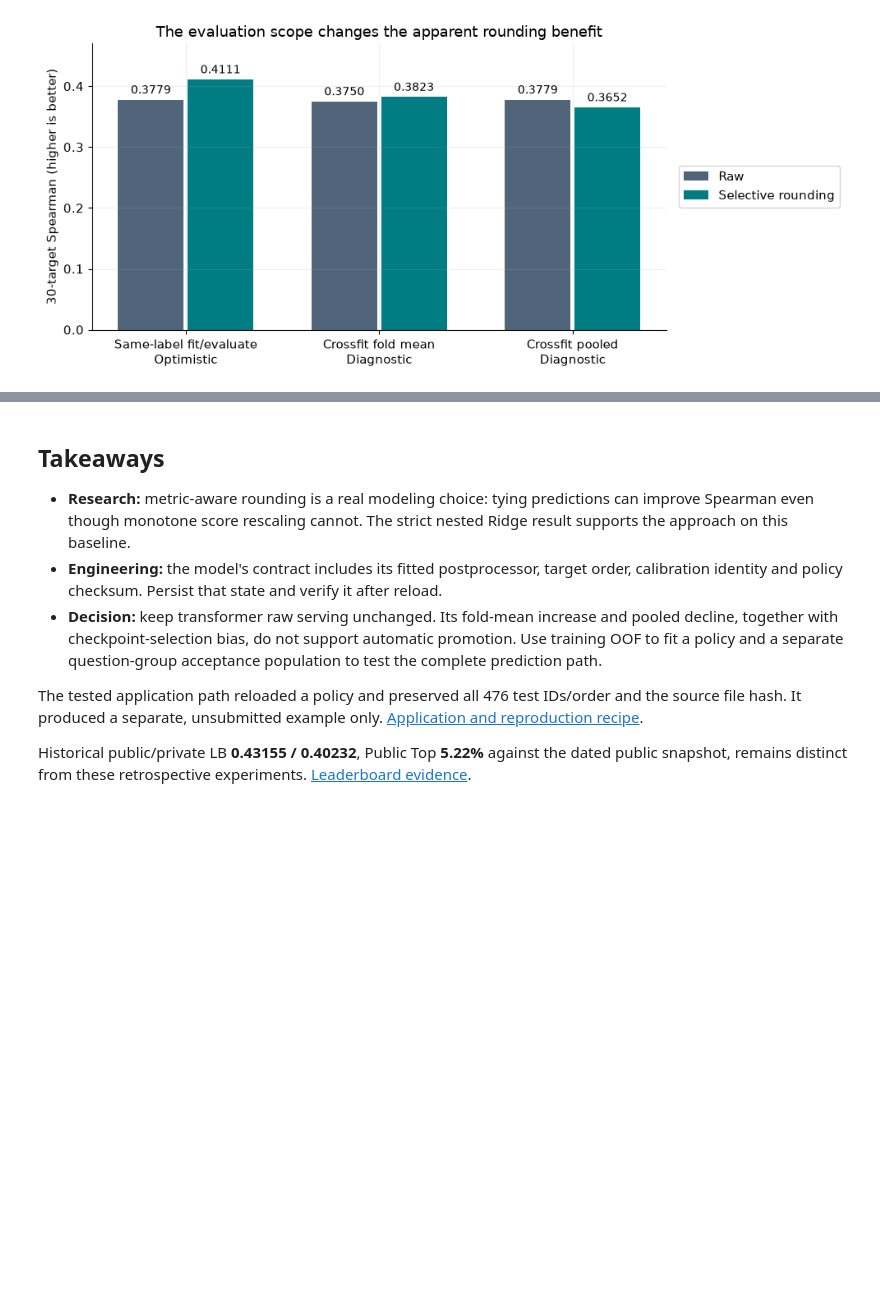
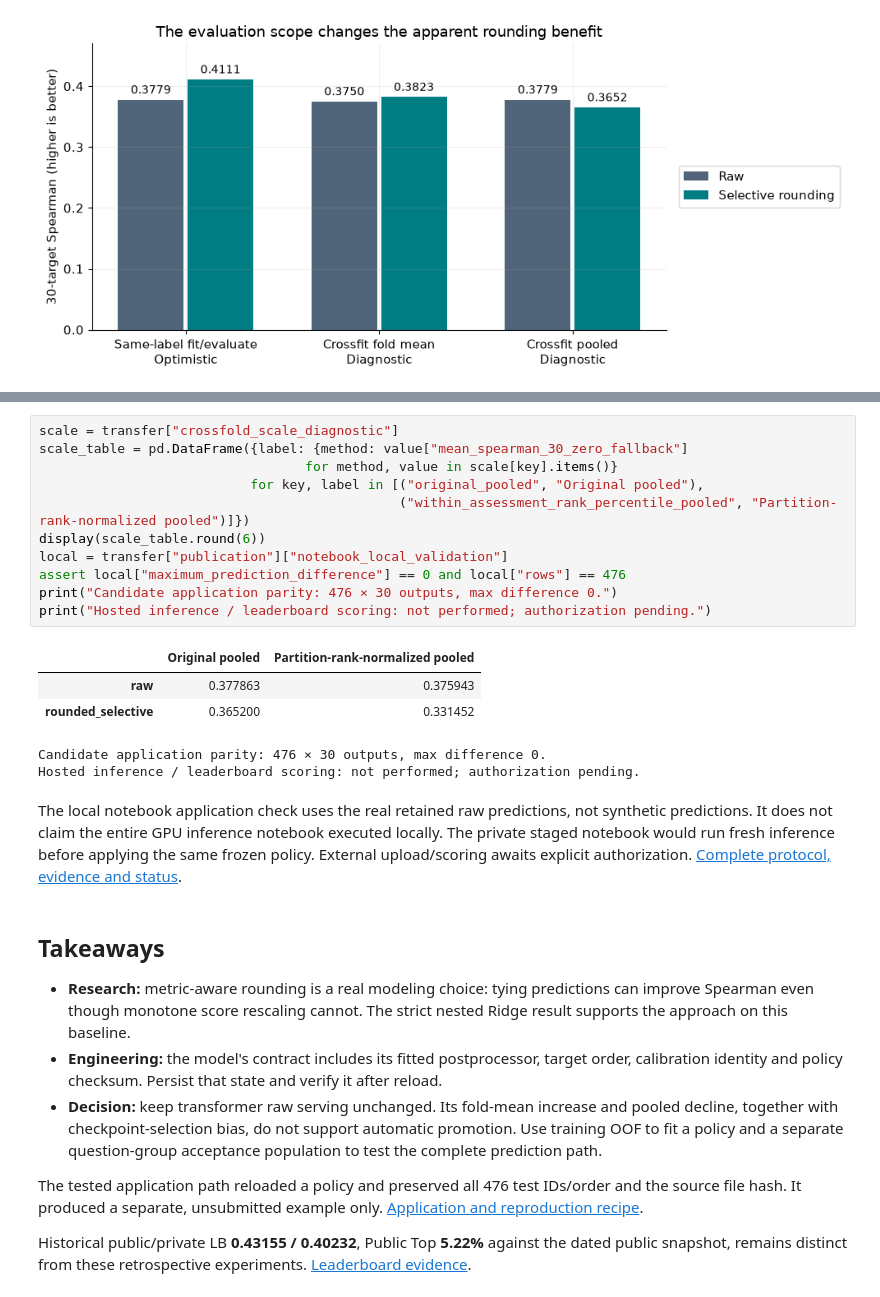
Before and after one commit to cttsai1985/kaggle-google-quest, a Jupyter notebook: notebooks/03-metric-aware-postprocessing.ipynb, the cells around one changed output, grey strips where cells are left out. Drawn from its saved outputs; the diff is of its cells as text; blank space fills up the shorter version.

```diff
--- a/notebooks/03-metric-aware-postprocessing.ipynb
+++ b/notebooks/03-metric-aware-postprocessing.ipynb
@@ -127,3 +170,22 @@ ax.legend(loc="center left", bbox_to_anchor=(1.01, 0.5)); fig.tight_layout(); pl
+# %%
+scale = transfer["crossfold_scale_diagnostic"]
+scale_table = pd.DataFrame({label: {method: value["mean_spearman_30_zero_fallback"]
+                                  for method, value in scale[key].items()}
+                           for key, label in [("original_pooled", "Original pooled"),
+                                              ("within_assessment_rank_percentile_pooled", "Partition-rank-normalized pooled")]})
+display(scale_table.round(6))
+local = transfer["publication"]["notebook_local_validation"]
+assert local["maximum_prediction_difference"] == 0 and local["rows"] == 476
+print("Candidate application parity: 476 × 30 outputs, max difference 0.")
+print("Hosted inference / leaderboard scoring: not performed; authorization pending.")
+# %% [output]
+|  | Original pooled | Partition-rank-normalized pooled |
+| raw | 0.377863 | 0.375943 |
+| rounded_selective | 0.365200 | 0.331452 |
+Candidate application parity: 476 × 30 outputs, max difference 0.
+Hosted inference / leaderboard scoring: not performed; authorization pending.
+# %% [markdown]
+The local notebook application check uses the real retained raw predictions, not synthetic predictions. It does not claim the entire GPU inference notebook executed locally. The private staged notebook would run fresh inference before applying the same frozen policy. External upload/scoring awaits explicit authorization. [Complete protocol, evidence and status](../docs/deberta-rounding-transfer.md).
 # %% [markdown]
 ## Takeaways
 
```
Also changed, not shown: parts of 4 cells of this notebook, 5 other files.
